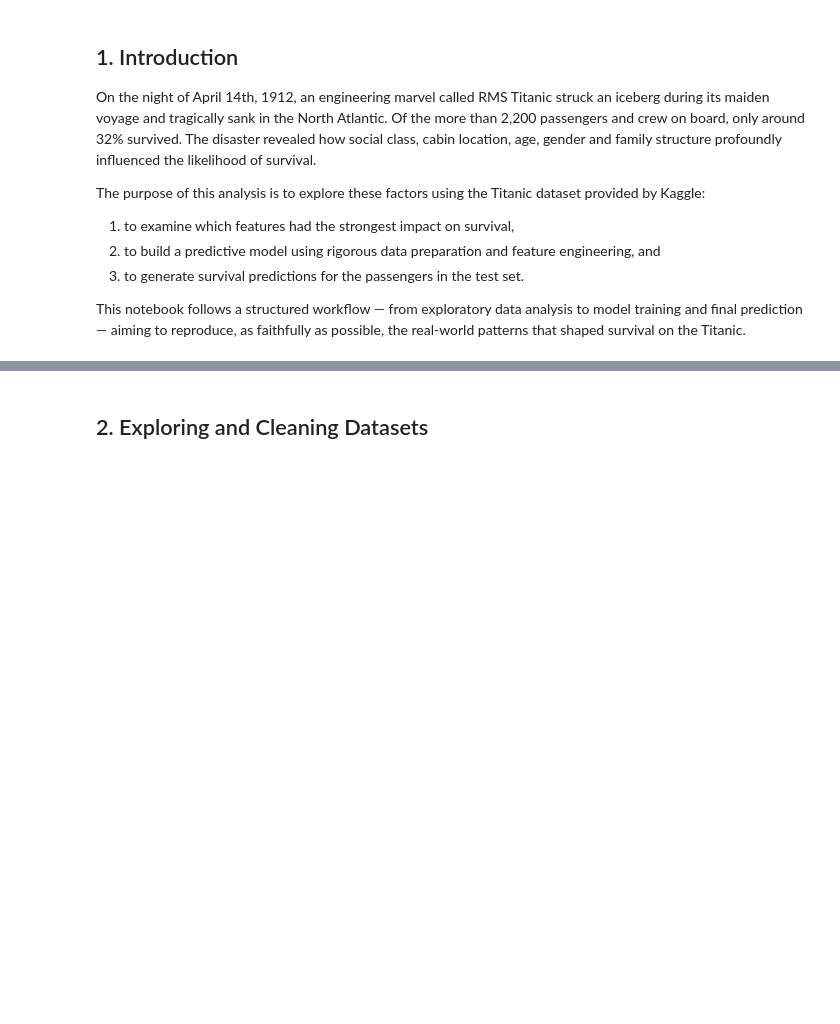
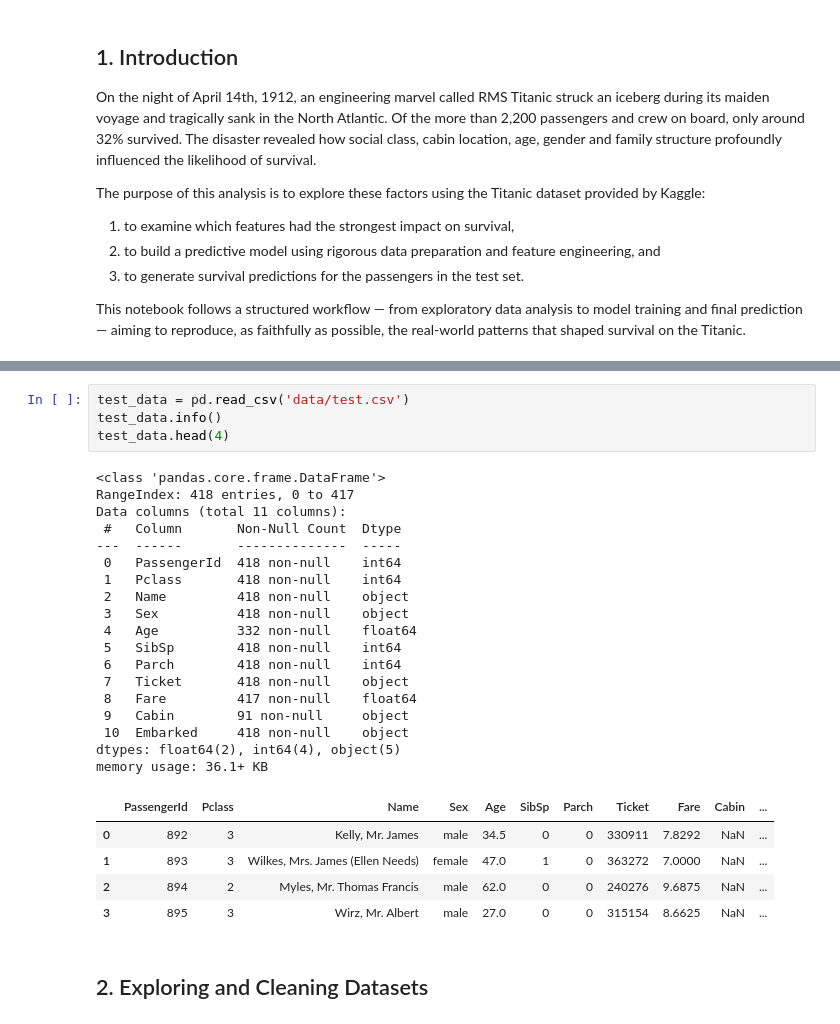
Before and after one commit to lucascarpantonio/Kaggle_Titanic_ML, a Jupyter notebook: titanic-machine-learning-from-disaster.ipynb, the cells around one changed output, grey strips where cells are left out. Drawn from its saved outputs; the diff is of its cells as text; blank space fills up the shorter version.

```diff
--- a/titanic-machine-learning-from-disaster.ipynb
+++ b/titanic-machine-learning-from-disaster.ipynb
@@ -65,6 +61,34 @@ memory usage: 83.7+ KB
 | 1 | 2 | 1 | 1 | Cumings, Mrs. John Bradley (Flore... | female | 38.0 | 1 | 0 | PC 17599 | 71.2833 | ... |
 | 2 | 3 | 1 | 3 | Heikkinen, Miss. Laina | female | 26.0 | 0 | 0 | STON/O2. 3101282 | 7.9250 | ... |
 | 3 | 4 | 1 | 1 | Futrelle, Mrs. Jacques Heath (Lil... | female | 35.0 | 1 | 0 | 113803 | 53.1000 | ... |
+# %%
+test_data = pd.read_csv('data/test.csv')
+test_data.info()
+test_data.head(4)
+# %% [output]
+<class 'pandas.core.frame.DataFrame'>
+RangeIndex: 418 entries, 0 to 417
+Data columns (total 11 columns):
+ #   Column       Non-Null Count  Dtype
+---  ------       --------------  -----
+ 0   PassengerId  418 non-null    int64
+ 1   Pclass       418 non-null    int64
+ 2   Name         418 non-null    object
+ 3   Sex          418 non-null    object
+ 4   Age          332 non-null    float64
+ 5   SibSp        418 non-null    int64
+ 6   Parch        418 non-null    int64
+ 7   Ticket       418 non-null    object
+ 8   Fare         417 non-null    float64
+ 9   Cabin        91 non-null     object
+ 10  Embarked     418 non-null    object
+dtypes: float64(2), int64(4), object(5)
+memory usage: 36.1+ KB
+|  | PassengerId | Pclass | Name | Sex | Age | SibSp | Parch | Ticket | Fare | Cabin | ... |
+| 0 | 892 | 3 | Kelly, Mr. James | male | 34.5 | 0 | 0 | 330911 | 7.8292 | NaN | ... |
+| 1 | 893 | 3 | Wilkes, Mrs. James (Ellen Needs) | female | 47.0 | 1 | 0 | 363272 | 7.0000 | NaN | ... |
+| 2 | 894 | 2 | Myles, Mr. Thomas Francis | male | 62.0 | 0 | 0 | 240276 | 9.6875 | NaN | ... |
+| 3 | 895 | 3 | Wirz, Mr. Albert | male | 27.0 | 0 | 0 | 315154 | 8.6625 | NaN | ... |
 # %% [markdown]
 ## 2. Exploring and Cleaning Datasets
 # %% [markdown]
```
Also changed, not shown: parts of 45 cells of this notebook, 2 other files.
